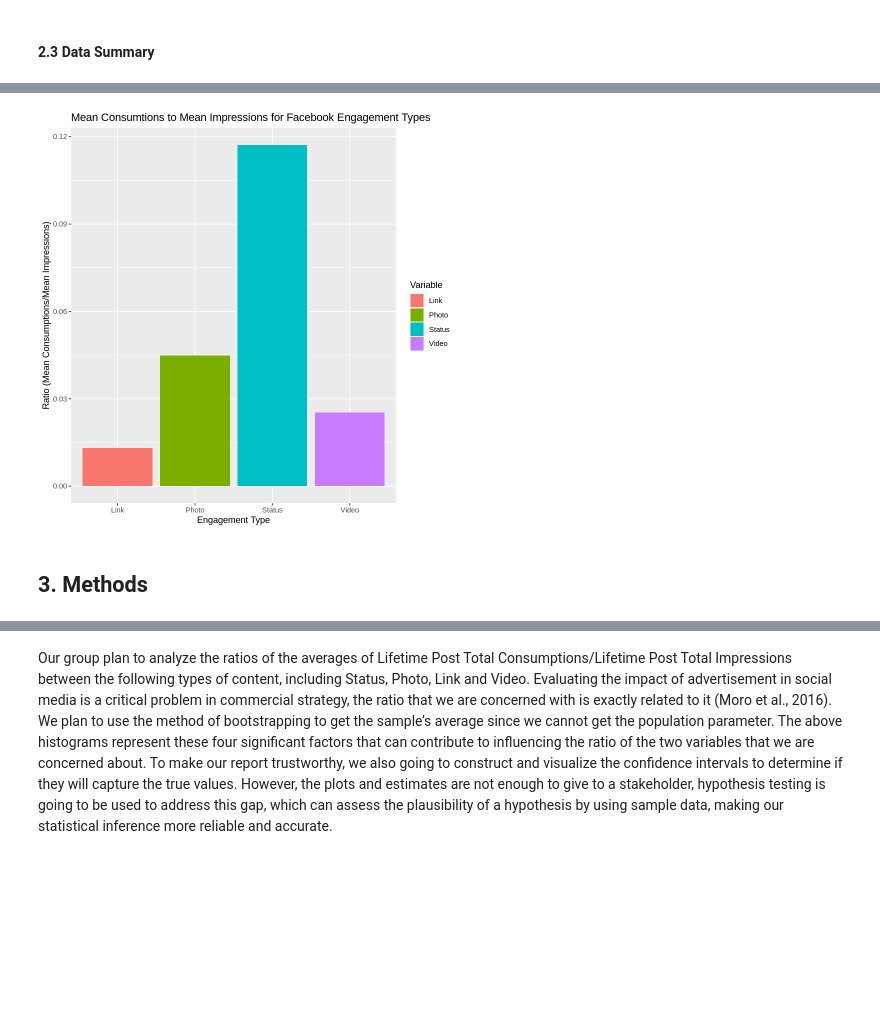
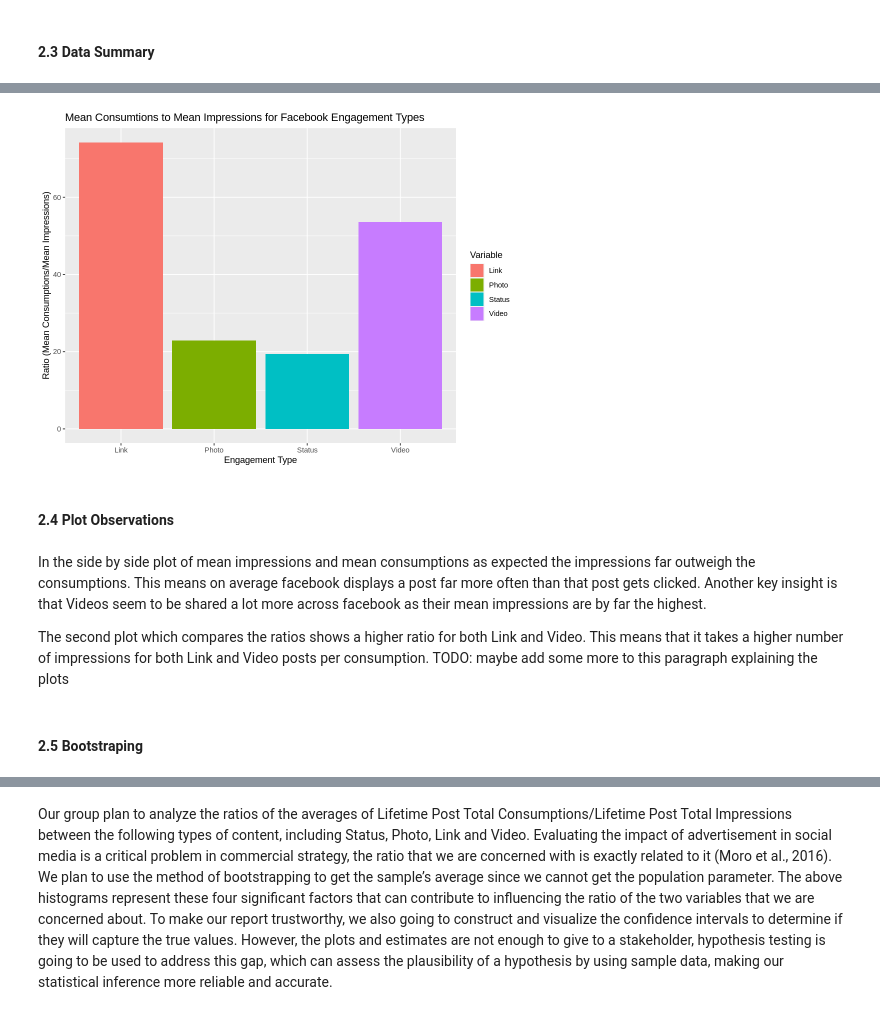
Before and after one commit to Damaay/STAT-201-Project, a Jupyter notebook: Group 33.ipynb, the cells around one changed output, grey strips where cells are left out. Drawn from its saved outputs; the diff is of its cells as text; code cells hidden in the pictures; blank space fills up the shorter version.

```diff
--- a/Group 33.ipynb
+++ b/Group 33.ipynb
@@ -45,10 +60,21 @@ names(data)<-make.names(names(data),unique = TRUE)
 # Select only the variables of interest
 data_selected = data %>%
     select(Type, Lifetime.Post.Total.Impressions, Lifetime.Post.Consumptions) %>%
+    mutate(ratio=Lifetime.Post.Total.Impressions/Lifetime.Post.Consumptions) %>%
     filter(!is.na(Type))
 
 # Assign new more manageable column names
-names(data_selected) <- c("Type", "LifetimeImpressions", "LifetimeConsumptions")
+names(data_selected) <- c("Type", "LifetimeImpressions", "LifetimeConsumptions", "ImpressionsOverConsumptions")
+
+# Here we break the dataset apart by type for later use
+data_photo = data_selected %>%
+    filter(Type == "Photo")
+data_status = data_selected %>%
+    filter(Type == "Status")
+data_link = data_selected %>%
+    filter(Type == "Link")
+data_video = data_selected %>%
+    filter(Type == "Video")
 
 # Preview the clean dataset
 head(data_selected)
@@ -68,8 +94,10 @@ A tibble: 6 × 3
 # Here we will provide a summary of the dataset
 data_summary <- data_selected %>%
     group_by(Type) %>%
-    summarise(MeanImpressions = mean(LifetimeImpressions), MeanConsumptions = mean(LifetimeConsumptions), Num = sum(Type == Type)) %>%
-    mutate(ratio=MeanConsumptions/MeanImpressions)
+    summarise(MeanImpressions = mean(LifetimeImpressions), MinImpressions = min(LifetimeImpressions),
+              MaxImpressions = max(LifetimeImpressions),  MeanConsumptions = mean(LifetimeConsumptions),
+              MinConsumptions = min(LifetimeConsumptions), MaxConsumptions = max(LifetimeConsumptions),
+              MeanRatio = mean(ImpressionsOverConsumptions), Num = sum(Type == Type))
 data_summary
 
 data_summary_longer <- data_summary %>%
@@ -108,11 +138,18 @@ data_summary_plot
 # %%
+options(repr.plot.width = 8, repr.plot.height = 6)
 data_ratio_plot <- data_summary %>%
-    ggplot(aes(x=Type, y=ratio, fill=Type)) +
+    ggplot(aes(x=Type, y=MeanRatio, fill=Type)) +
     geom_bar(stat='identity', position='dodge') +
     labs(x = "Engagement Type", y = "Ratio (Mean Consumptions/Mean Impressions)", fill = "Variable") +
     ggtitle("Mean Consumtions to Mean Impressions for Facebook Engagement Types")
 data_ratio_plot
 # %% [output]
-[figure, old version]
+[figure, new version]
-# %% [markdown]
-## 3. Methods
+# %% [markdown]
+#### 2.4 Plot Observations
+# %% [markdown]
+In the side by side plot of mean impressions and mean consumptions as expected the impressions far outweigh the consumptions. This means on average facebook displays a post far more often than that post gets clicked. Another key insight is that Videos seem to be shared a lot more across facebook as their mean impressions are by far the highest.
+
+The second plot which compares the ratios shows a higher ratio for both Link and Video. This means that it takes a higher number of impressions for both Link and Video posts per consumption. TODO: maybe add some more to this paragraph explaining the plots
+# %% [markdown]
+#### 2.5 Bootstraping
```
Also changed, not shown: parts of 12 cells of this notebook.
